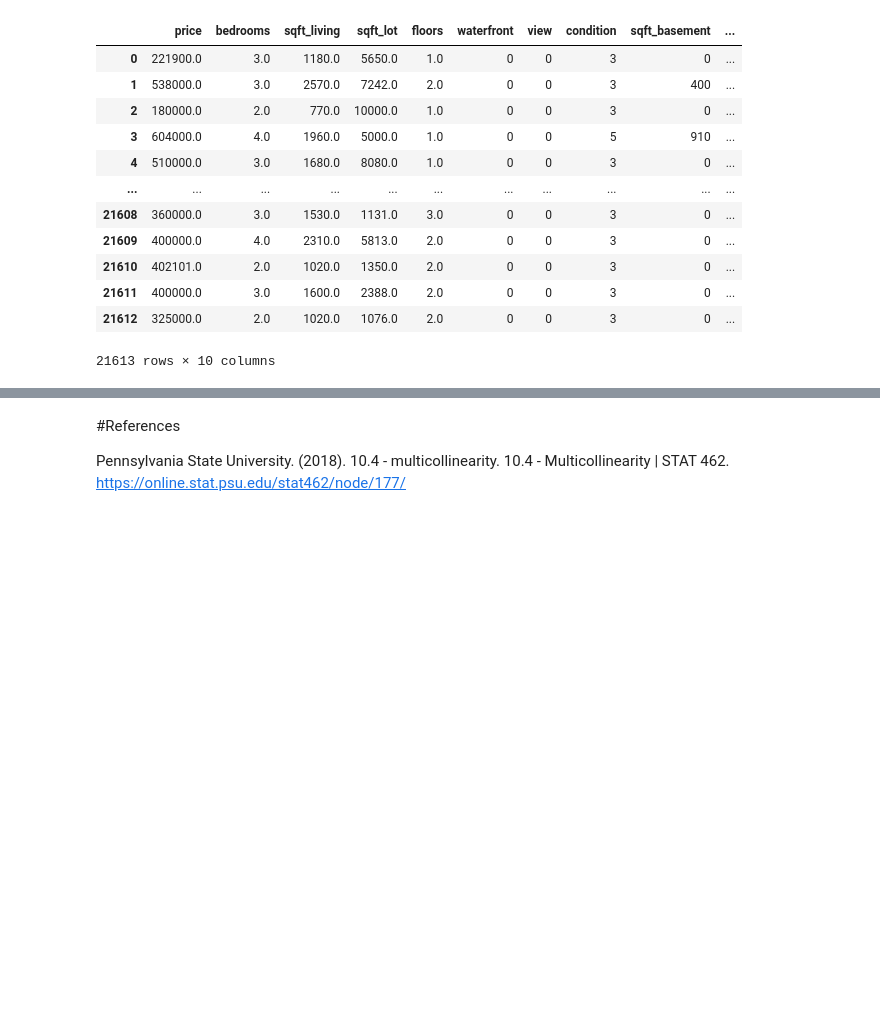
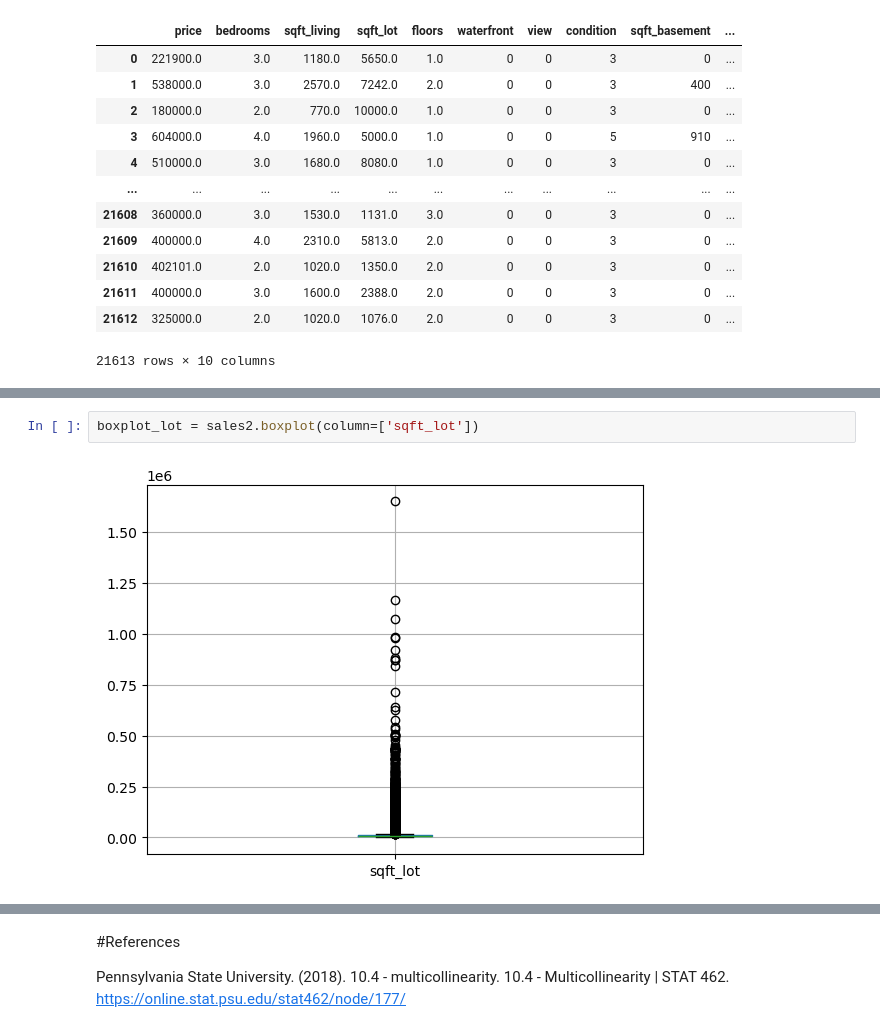
Before and after one commit to celdev-1190/ads500b, a Jupyter notebook: house_sales_regression.ipynb, the cells around one changed output, grey strips where cells are left out. Cells and saved outputs as stored; diff of their text form; blank space fills up the shorter version.

```diff
--- a/house_sales_regression.ipynb
+++ b/house_sales_regression.ipynb
@@ -299,0 +337,4 @@ sales2
+# %%
+boxplot_lot = sales2.boxplot(column=['sqft_lot'])
+# %% [output]
+[figure, added]
```
Also changed, not shown: parts of 26 cells of this notebook.
